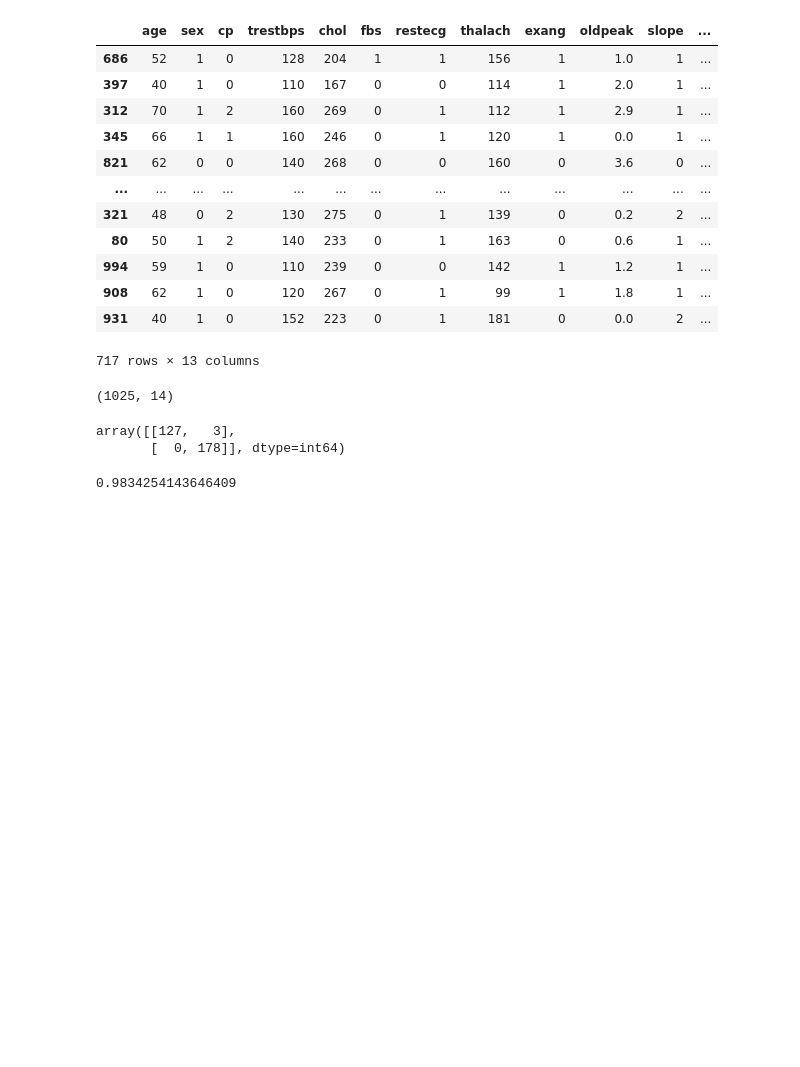
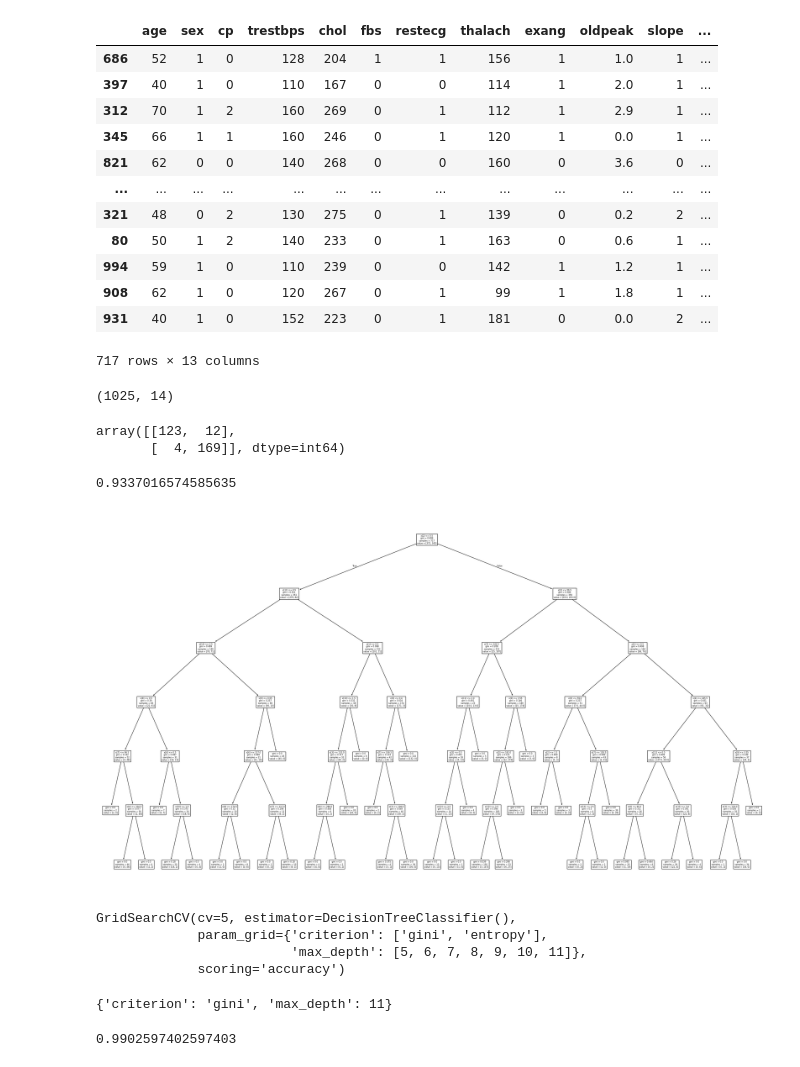
Before and after one commit to gurminder-cr/genai1600, a Jupyter notebook: ml/dt.ipynb, the cells around one changed output. Drawn from its saved outputs; the diff is of its cells as text; code cells hidden in the pictures; blank space fills up the shorter version.

```diff
--- a/ml/dt.ipynb
+++ b/ml/dt.ipynb
@@ -83,7 +83,7 @@ df.shape
 # %% [output]
 (1025, 14)
 # %%
-dt= DecisionTreeClassifier()
+dt= DecisionTreeClassifier(max_depth=6)
 # %%
 dt.fit(x_train, y_train)
 y_pred= dt.predict(x_test)
@@ -92,11 +92,11 @@ from sklearn.metrics import confusion_matrix, accuracy_score, recall_score
 # %%
 confusion_matrix(y_pred, y_test)
 # %% [output]
-array([[127,   3],
-       [  0, 178]], dtype=int64)
+array([[123,  12],
+       [  4, 169]], dtype=int64)
 # %%
 recall_score(y_test, y_pred)
 # %% [output]
-0.9834254143646409
+0.9337016574585635
 # %%
 # post pruning and pre-pruning , and how to make tree....
@@ -102,0 +105,7 @@ recall_score(y_test, y_pred)
+# %%
+import matplotlib.pyplot as plt
+fig= plt.figure(figsize=(35,20))
+plot_tree(dt)
+plt.show()
+# %% [output]
+[figure, added]
@@ -102,0 +125,11 @@ recall_score(y_test, y_pred)
+# %%
+cv.fit(x_train,y_train)
+# %% [output]
+GridSearchCV(cv=5, estimator=DecisionTreeClassifier(),
+             param_grid={'criterion': ['gini', 'entropy'],
+                         'max_depth': [5, 6, 7, 8, 9, 10, 11]},
+             scoring='accuracy')
+# %%
+cv.best_params_
+# %% [output]
+{'criterion': 'gini', 'max_depth': 11}
@@ -102,0 +140,4 @@ recall_score(y_test, y_pred)
+# %%
+accuracy_score(y_pred, y_test)
+# %% [output]
+0.9902597402597403
```
Also changed, not shown: parts of 8 cells of this notebook.
